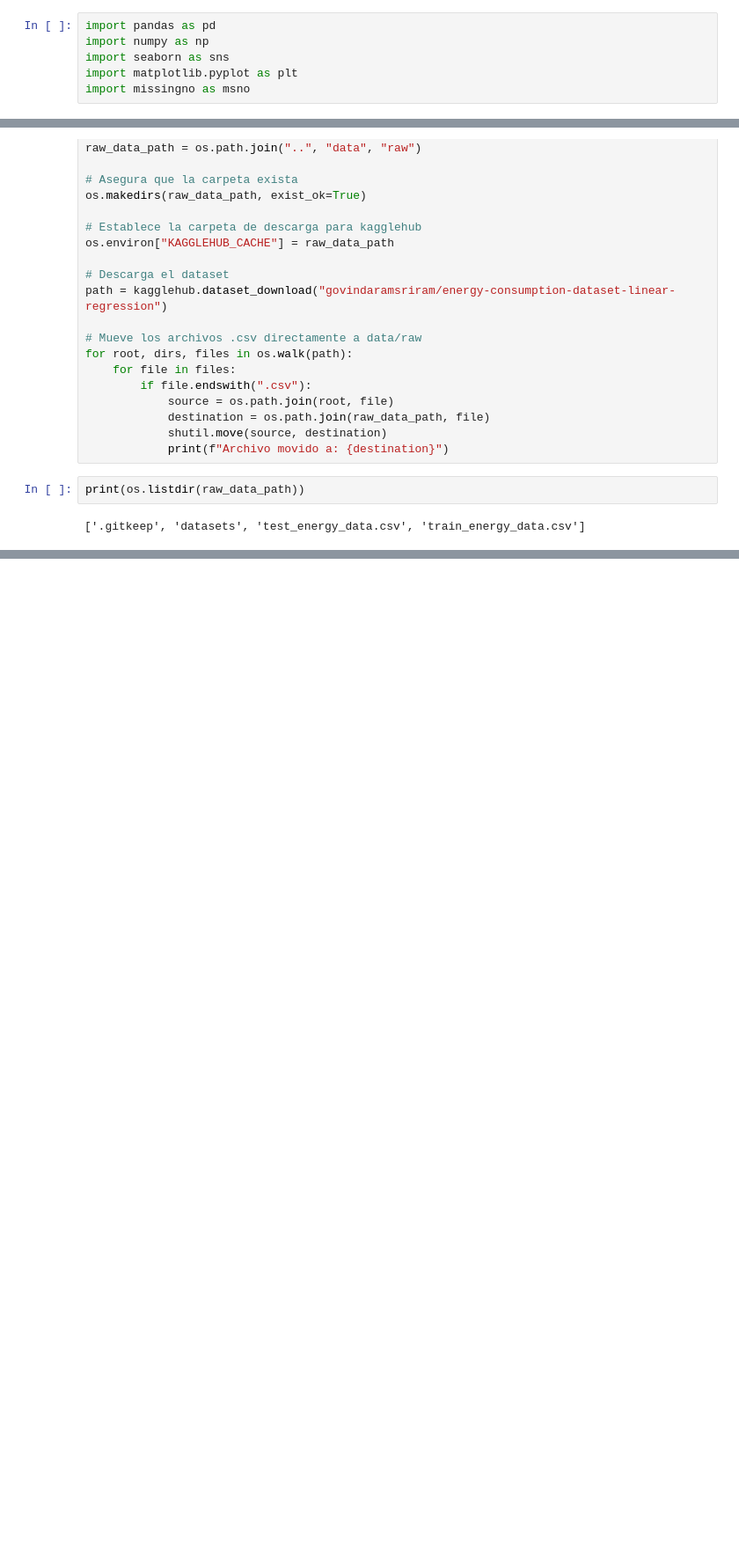
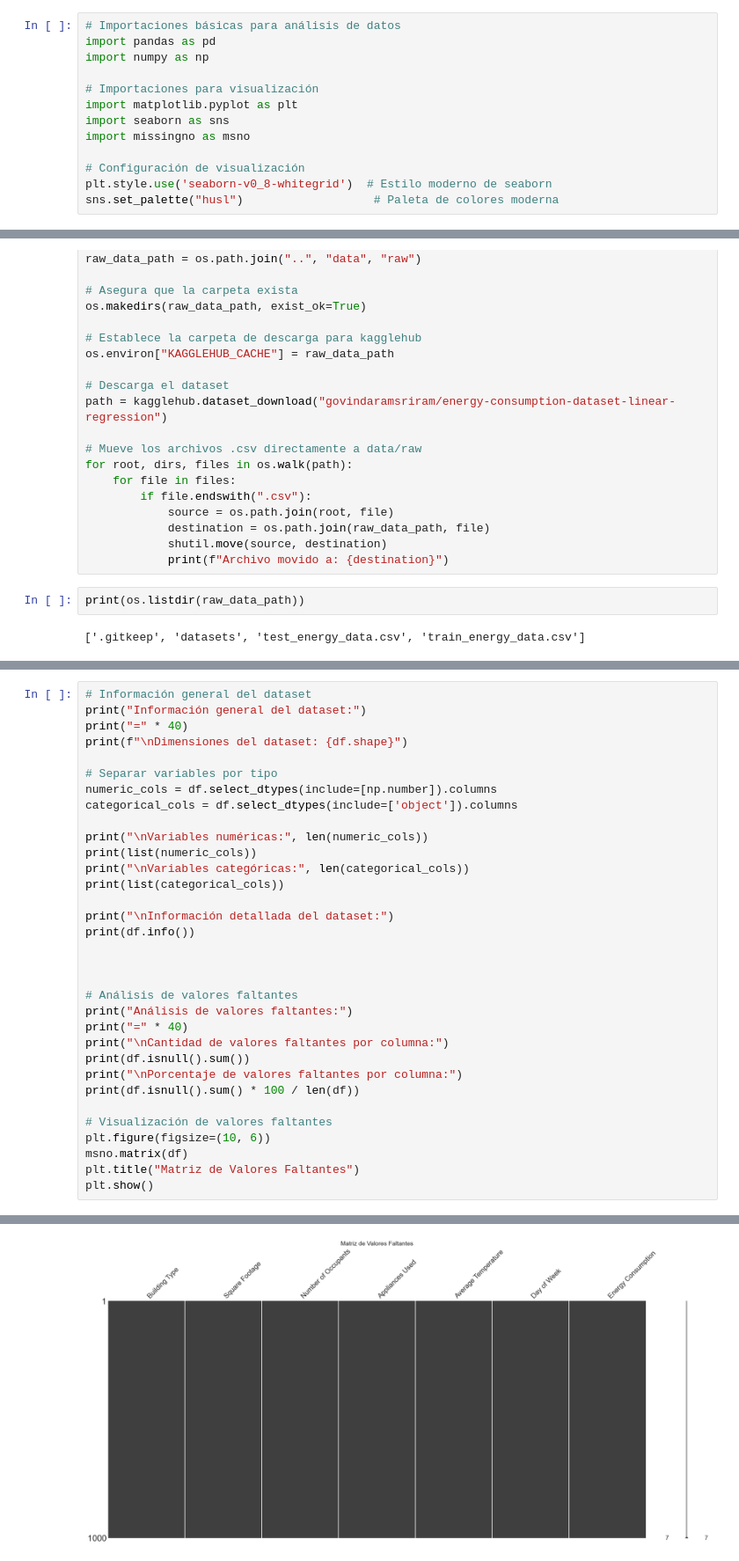
Before and after one commit to Factoria-F5-madrid/Project-Regression-Equipo-2, a Jupyter notebook: notebook/eda_project_regression.ipynb, the cells around one changed output, grey strips where cells are left out. Shown at 88% size. Drawn from its saved outputs; the diff is of its cells as text; blank space fills up the shorter version.

Commit message:
feat(eda-clean-dataset)

```diff
--- a/notebook/eda_project_regression.ipynb
+++ b/notebook/eda_project_regression.ipynb
@@ -1,6 +1,13 @@
 # %%
+# Importaciones básicas para análisis de datos
 import pandas as pd
 import numpy as np
+
+# Importaciones para visualización
+import matplotlib.pyplot as plt
 import seaborn as sns
-import matplotlib.pyplot as plt
 import missingno as msno
+
+# Configuración de visualización
+plt.style.use('seaborn-v0_8-whitegrid')  # Estilo moderno de seaborn
+sns.set_palette("husl")                   # Paleta de colores moderna
@@ -67,0 +105,34 @@ dtype: object
+# %%
+# Información general del dataset
+print("Información general del dataset:")
+print("=" * 40)
+print(f"\nDimensiones del dataset: {df.shape}")
+
+# Separar variables por tipo
+numeric_cols = df.select_dtypes(include=[np.number]).columns
+categorical_cols = df.select_dtypes(include=['object']).columns
+
+print("\nVariables numéricas:", len(numeric_cols))
+print(list(numeric_cols))
+print("\nVariables categóricas:", len(categorical_cols))
+print(list(categorical_cols))
+
+print("\nInformación detallada del dataset:")
+print(df.info())
+
+
+
+# Análisis de valores faltantes
+print("Análisis de valores faltantes:")
+print("=" * 40)
+print("\nCantidad de valores faltantes por columna:")
+print(df.isnull().sum())
+print("\nPorcentaje de valores faltantes por columna:")
+print(df.isnull().sum() * 100 / len(df))
+
+# Visualización de valores faltantes
+plt.figure(figsize=(10, 6))
+msno.matrix(df)
+plt.title("Matriz de Valores Faltantes")
+plt.show()
+# %% [output]
@@ -67,0 +157 @@ dtype: object
+[figure, added]
```
Also changed, not shown: parts of 28 cells of this notebook, 2 other files.
